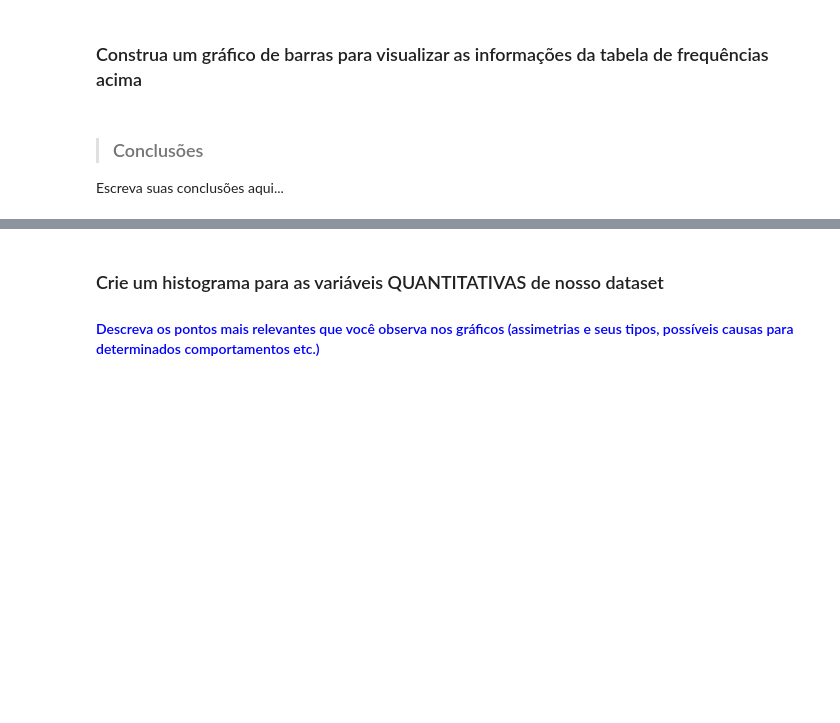
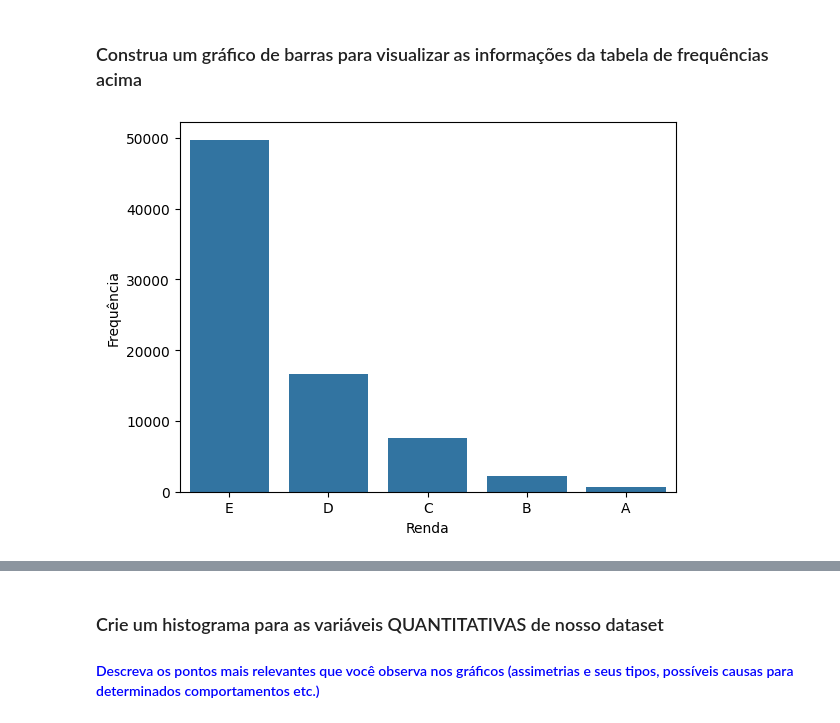
Before and after one commit to arthur-pulini/Estat-sica-com-python, a Jupyter notebook: Curso de Estatística/Aula 6 início/Curso de Estatística/parte 1/Análise_Descritiva.ipynb, the cells around one changed output, grey strips where cells are left out. Drawn from its saved outputs; the diff is of its cells as text; code cells hidden in the pictures; blank space fills up the shorter version.

Commit message:
Pré-avaliação da renda usando gráfico de barra

```diff
--- a/Curso de Estatística/Aula 6 início/Curso de Estatística/parte 1/Análise_Descritiva.ipynb
+++ b/Curso de Estatística/Aula 6 início/Curso de Estatística/parte 1/Análise_Descritiva.ipynb
@@ -178,4 +180,14 @@ Para construir as classes de renda considere que o salário mínimo na época da
 # %% [markdown]
 ### 2º Definir os labels das classes
+# %%
+labels = ['E', 'D', 'C', 'B', 'A']
 # %% [markdown]
 ### 3º Construir a coluna de frequências
+# %%
+frequencia = pd.value_counts(
+    pd.cut(x = df.Renda,
+       bins = classes,
+       labels = labels,
+       include_lowest = True))
+
+frequencia
@@ -182,2 +202,11 @@ Para construir as classes de renda considere que o salário mínimo na época da
 # %% [markdown]
 ### 4º Construir a coluna de percentuais
+# %%
+percentual = pd.value_counts(
+    pd.cut(x = df.Renda,
+       bins = classes,
+       labels = labels,
+       include_lowest = True),
+    normalize = True) * 100
+
+percentual
@@ -184,2 +221,5 @@ Para construir as classes de renda considere que o salário mínimo na época da
 # %% [markdown]
 ### 5º Juntar as colunas de frequência e percentuais e ordenar as linhas de acordo com os labels das classes
+# %%
+dist_freq_quantitativas = pd.DataFrame({'Frequência': frequencia, 'Percentual (%)': percentual})
+dist_freq_quantitativas
@@ -186,6 +234,6 @@ Para construir as classes de renda considere que o salário mínimo na época da
 # %% [markdown]
 ### Construa um gráfico de barras para visualizar as informações da tabela de frequências acima
-# %% [markdown]
-> ### Conclusões
-
-Escreva suas conclusões aqui...
+# %%
+ax = sns.barplot(dist_freq_quantitativas['Frequência'])
+# %% [output]
+[figure, added]
```
Also changed, not shown: parts of 5 cells of this notebook.
